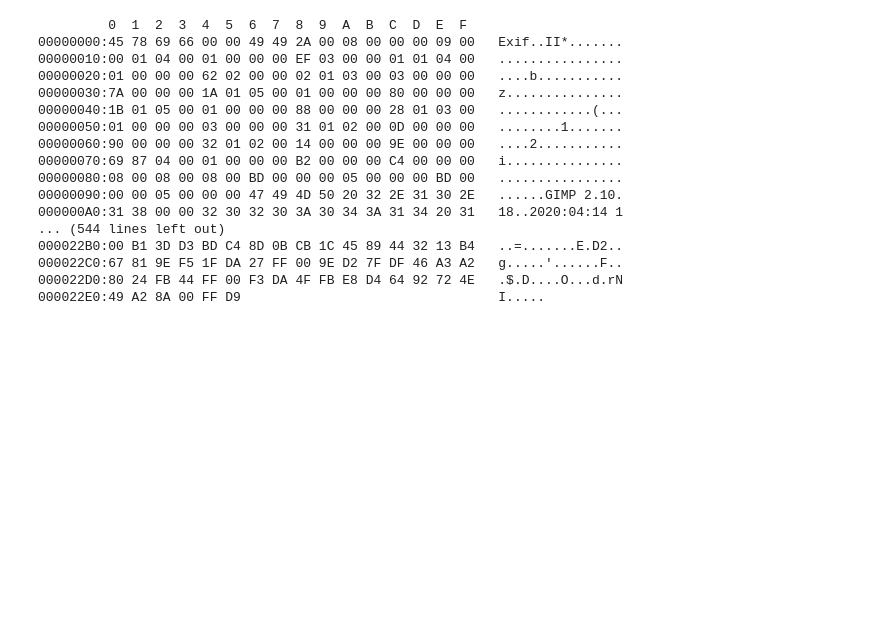
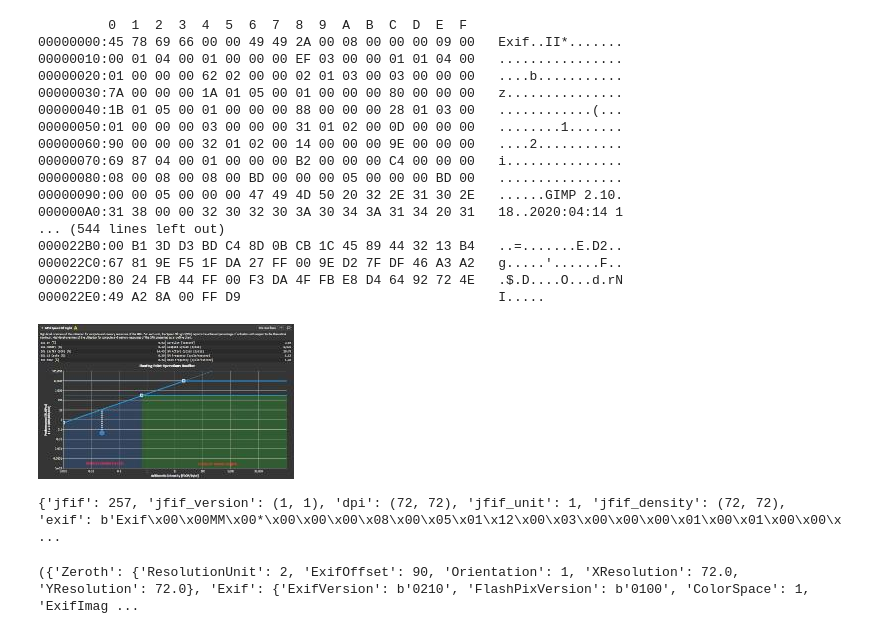
Before and after one commit to maton369/Python_Binary, a Jupyter notebook: chapter3/0.ipynb, the cells around one changed output. Cells and saved outputs as stored; diff of their text form; code cells hidden in the pictures; blank space fills up the shorter version.

```diff
--- a/chapter3/0.ipynb
+++ b/chapter3/0.ipynb
@@ -715,3 +715,14 @@ dump(bytes.fromhex(body))
 000022C0:67 81 9E F5 1F DA 27 FF 00 9E D2 7F DF 46 A3 A2   g.....'......F..
 000022D0:80 24 FB 44 FF 00 F3 DA 4F FB E8 D4 64 92 72 4E   .$.D....O...d.rN
 000022E0:49 A2 8A 00 FF D9                                 I.....
+# %%
+from io import BytesIO
+from PIL import Image
+
+jpg = bytes.fromhex(body)[0x136:]
+
+img = Image.open(BytesIO(jpg))
+
+img
+# %% [output]
+[figure, added]
@@ -717,0 +731,32 @@ dump(bytes.fromhex(body))
+# %%
+from PIL import Image
+
+im = Image.open(filepath)
+im.load()
+print(im.info)
+# %% [output]
+{'jfif': 257, 'jfif_version': (1, 1), 'dpi': (72, 72), 'jfif_unit': 1, 'jfif_density': (72, 72), 'exif': b'Exif\x00\x00MM\x00*\x00\x00\x00\x08\x00\x05\x01\x12\x00\x03\x00\x00\x00\x01\x00\x01\x00\x00\x ...
+# %%
+from PIL import Image
+from PIL.ExifTags import TAGS, GPSTAGS
+
+
+def load_exif(path):
+    ifd_dict = {}
+    with Image.open(path) as im:
+        exif = im.getexif()
+    # {タグID: 値}の辞書オブジェクトを{タグ名: 値}の辞書オブジェクトに変換
+    ifd_dict["Zeroth"] = {TAGS[tag_id]: value for tag_id, value in exif.items()}
+    ifd_dict["Exif"] = {
+        TAGS[tag_id]: value for tag_id, value in exif.get_ifd(0x8769).items()
+    }
+    ifd_dict["GPSInfo"] = {
+        GPSTAGS[tag_id]: value for tag_id, value in exif.get_ifd(0x8825).items()
+    }
+    return ifd_dict, exif
+
+
+ifd_dict = load_exif(filepath)
+print(ifd_dict)
+# %% [output]
+({'Zeroth': {'ResolutionUnit': 2, 'ExifOffset': 90, 'Orientation': 1, 'XResolution': 72.0, 'YResolution': 72.0}, 'Exif': {'ExifVersion': b'0210', 'FlashPixVersion': b'0100', 'ColorSpace': 1, 'ExifImag ...
```
Also changed, not shown: parts of 1 cell of this notebook, 1 other file.
